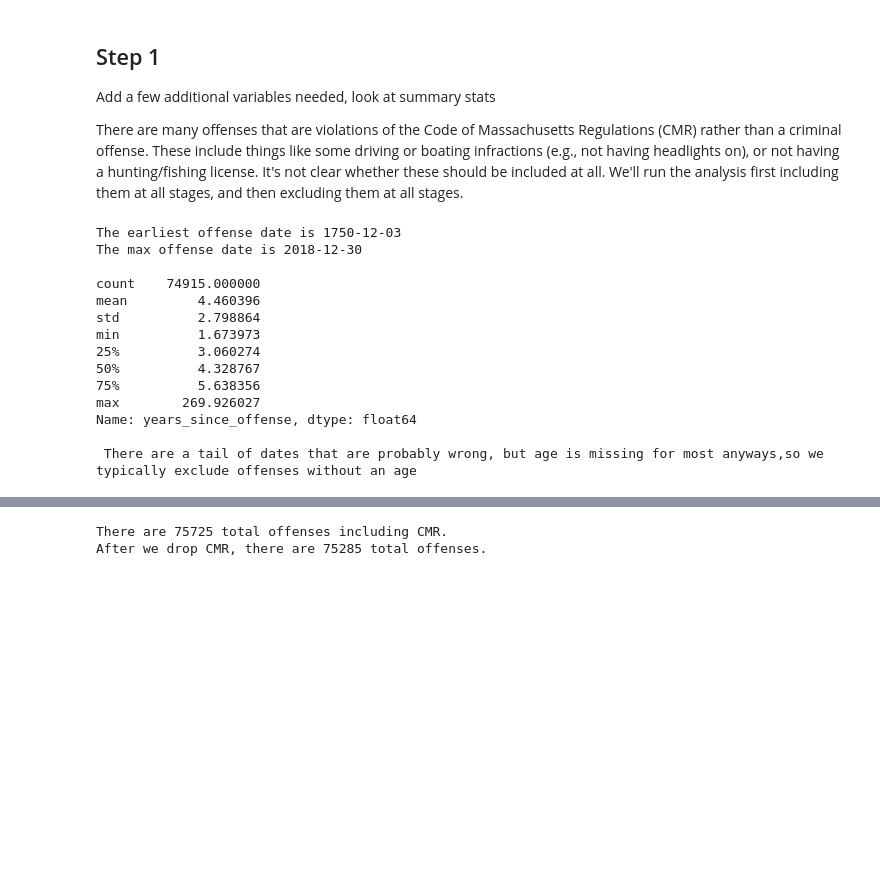
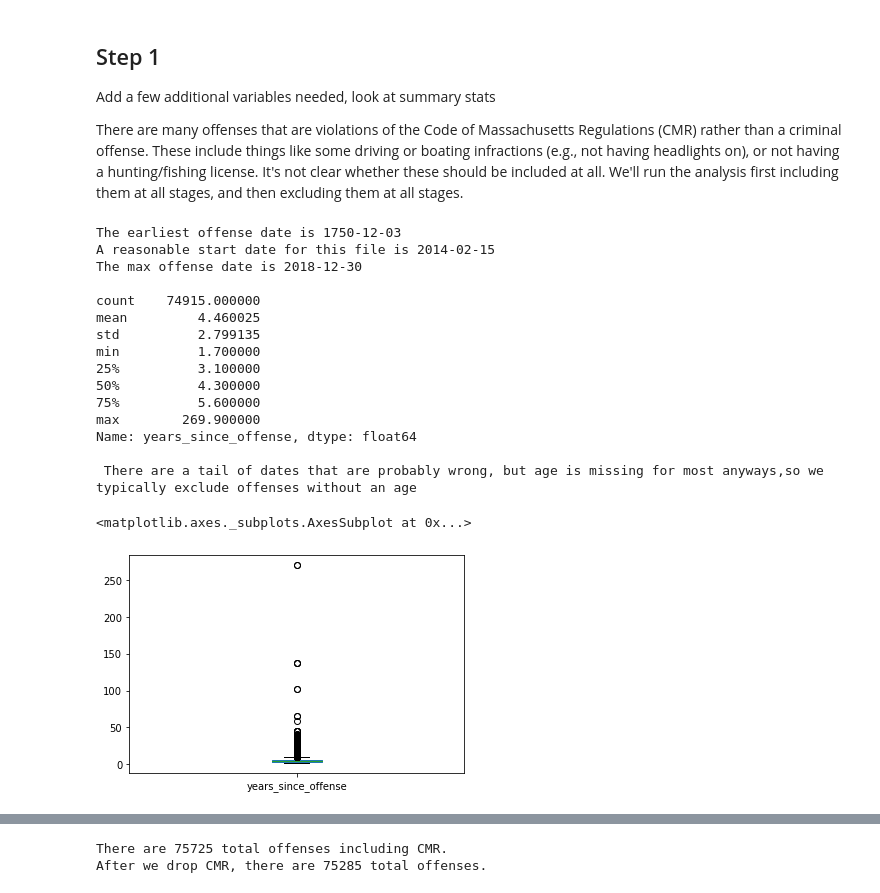
Before and after one commit to codeforboston/clean-slate-data, a Jupyter notebook: analyses/notebooks/How many expungable.ipynb, the cells around one changed output, grey strips where cells are left out. Saved outputs shown, nothing was run; the diff lists cells and outputs as text; code cells hidden in the pictures; blank space fills up the shorter version.

```diff
--- a/analyses/notebooks/How many expungable.ipynb
+++ b/analyses/notebooks/How many expungable.ipynb
@@ -49,0 +71,11 @@ Name: Expungeable, dtype: int64
+# %%
+additional_sex_offenses = ['INDECENT A&B ON CHILD UNDER 14 c265 Ã‚Â§13B',
+'INDECENT A&B ON PERSON 14 OR OVER c265',
+'INDECENT A&B ON A PERSON WITH AN INTELLECTUAL DISABILITY',
+'UNNATURAL ACT c272',
+'INDECENT A&B ON PERSON 14 OR OVER AFTER CERTAIN OFFENSES']
+
+print(nw.sex.value_counts())
+for x in additional_sex_offenses:
+    nw.loc[nw.Charge.str.contains(x), 'sex'] = 1
+print(nw.sex.value_counts())
@@ -58,11 +97,13 @@ There are many offenses that are violations of the Code of Massachusetts Regulat
 reference_date = datetime.date(2020, 9, 1) # using "today.date() wouldn't be stable"
 
 nw['Offense Date'] = pd.to_datetime(nw['Offense Date']).dt.date
-nw['years_since_offense'] = (reference_date - nw['Offense Date'])/pd.Timedelta(1, 'D')/365
+nw['years_since_offense'] = round((reference_date - nw['Offense Date'])/pd.Timedelta(1, 'D')/365,1)
 
-nw[nw['Offense Date']<datetime.date(1950, 1, 1)]
+
 
 print("The earliest offense date is", min(nw['Offense Date']))
+print("A reasonable start date for this file is",
+      min(nw['Offense Date'].loc[nw['years_since_offense'] < nw['years_since_offense'].quantile(.95)]))
 print("The max offense date is", max(nw['Offense Date']), "\n")
 
 print(nw['years_since_offense'].describe())
@@ -71,16 +112,23 @@ print("\n There are a tail of dates that are probably wrong, but age is missing
       + "so we typically exclude offenses without an age")
 # %% [output]
 The earliest offense date is 1750-12-03
+A reasonable start date for this file is 2014-02-15
 The max offense date is 2018-12-30
 
 count    74915.000000
-mean         4.460396
-std          2.798864
-min          1.673973
-25%          3.060274
-50%          4.328767
-75%          5.638356
-max        269.926027
+mean         4.460025
+std          2.799135
+min          1.700000
+25%          3.100000
+50%          4.300000
+75%          5.600000
+max        269.900000
 Name: years_since_offense, dtype: float64
 
  There are a tail of dates that are probably wrong, but age is missing for most anyways,so we typically exclude offenses without an age
+# %%
+plt.figure
+nw['years_since_offense'].plot(kind = 'box')
+# %% [output]
+<matplotlib.axes._subplots.AxesSubplot at 0x...>
+[figure, added]
```
Also changed, not shown: parts of 23 cells of this notebook.
